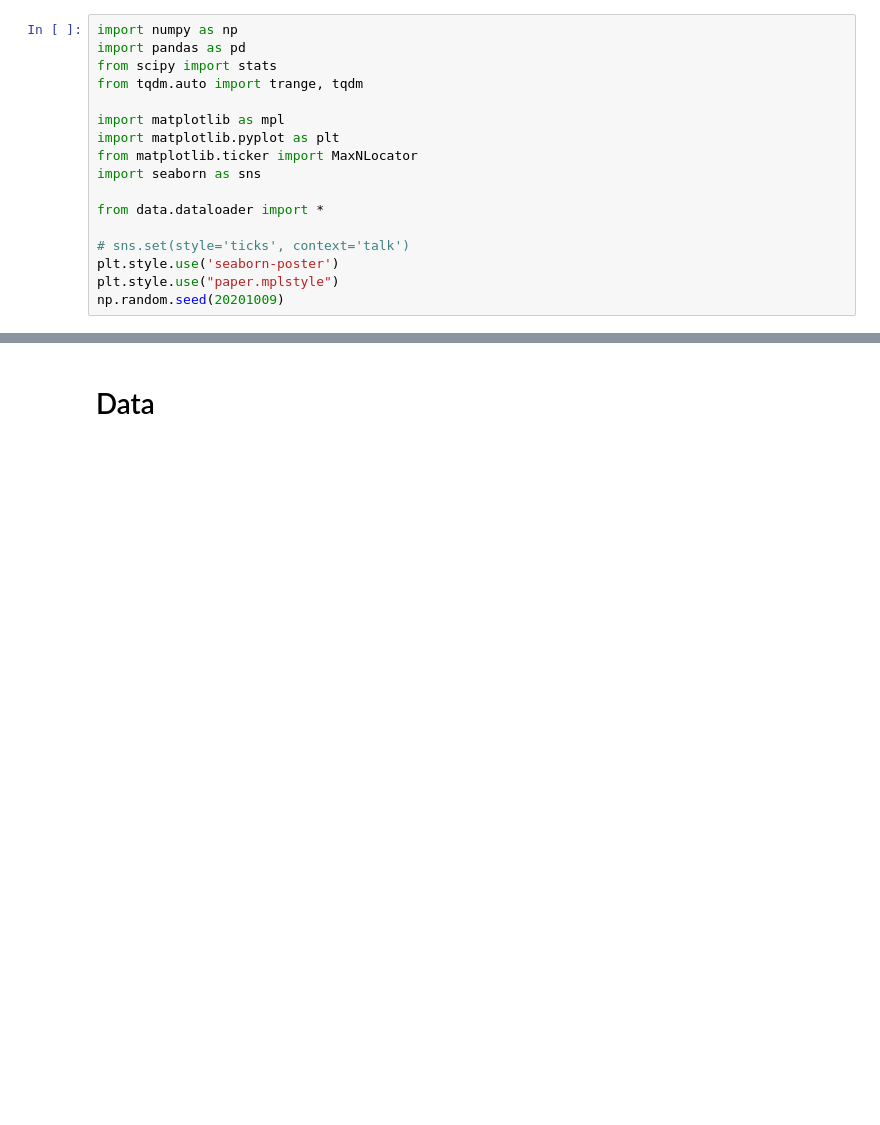
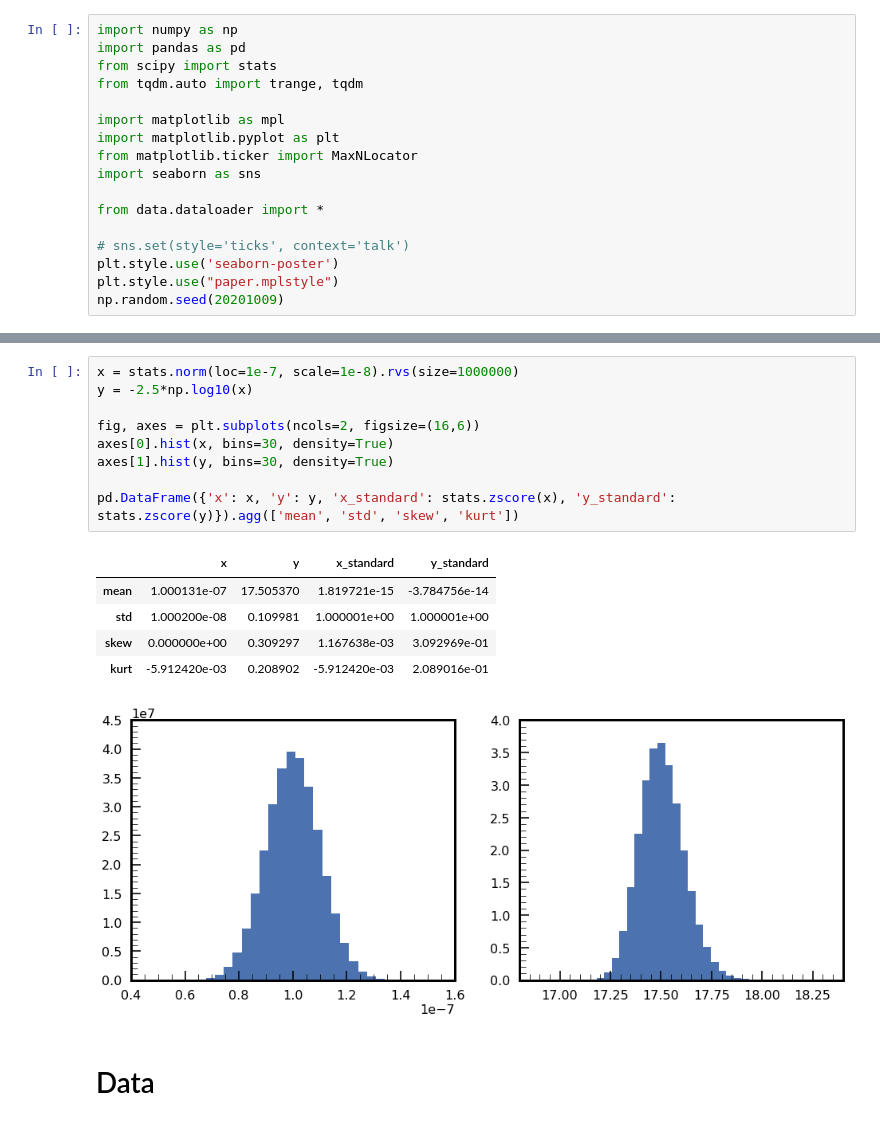
Before and after one commit to ketozhang/statistical-methods-on-sne-ia-luminosity-evolution, a Jupyter notebook: report.ipynb, the cells around one changed output, grey strips where cells are left out. Drawn from its saved outputs; the diff is of its cells as text; blank space fills up the shorter version.

```diff
--- a/report.ipynb
+++ b/report.ipynb
@@ -18,3 +34,19 @@ np.random.seed(20201009)
+# %%
+x = stats.norm(loc=1e-7, scale=1e-8).rvs(size=1000000)
+y = -2.5*np.log10(x)
+
+fig, axes = plt.subplots(ncols=2, figsize=(16,6))
+axes[0].hist(x, bins=30, density=True)
+axes[1].hist(y, bins=30, density=True)
+
+pd.DataFrame({'x': x, 'y': y, 'x_standard': stats.zscore(x), 'y_standard': stats.zscore(y)}).agg(['mean', 'std', 'skew', 'kurt'])
+# %% [output]
+|  | x | y | x_standard | y_standard |
+| mean | 1.000131e-07 | 17.505370 | 1.819721e-15 | -3.784756e-14 |
+| std | 1.000200e-08 | 0.109981 | 1.000001e+00 | 1.000001e+00 |
+| skew | 0.000000e+00 | 0.309297 | 1.167638e-03 | 3.092969e-01 |
+| kurt | -5.912420e-03 | 0.208902 | -5.912420e-03 | 2.089016e-01 |
+[figure, added]
 # %% [markdown]
 # Data
 # %%
```
Also changed, not shown: parts of 29 cells of this notebook.
